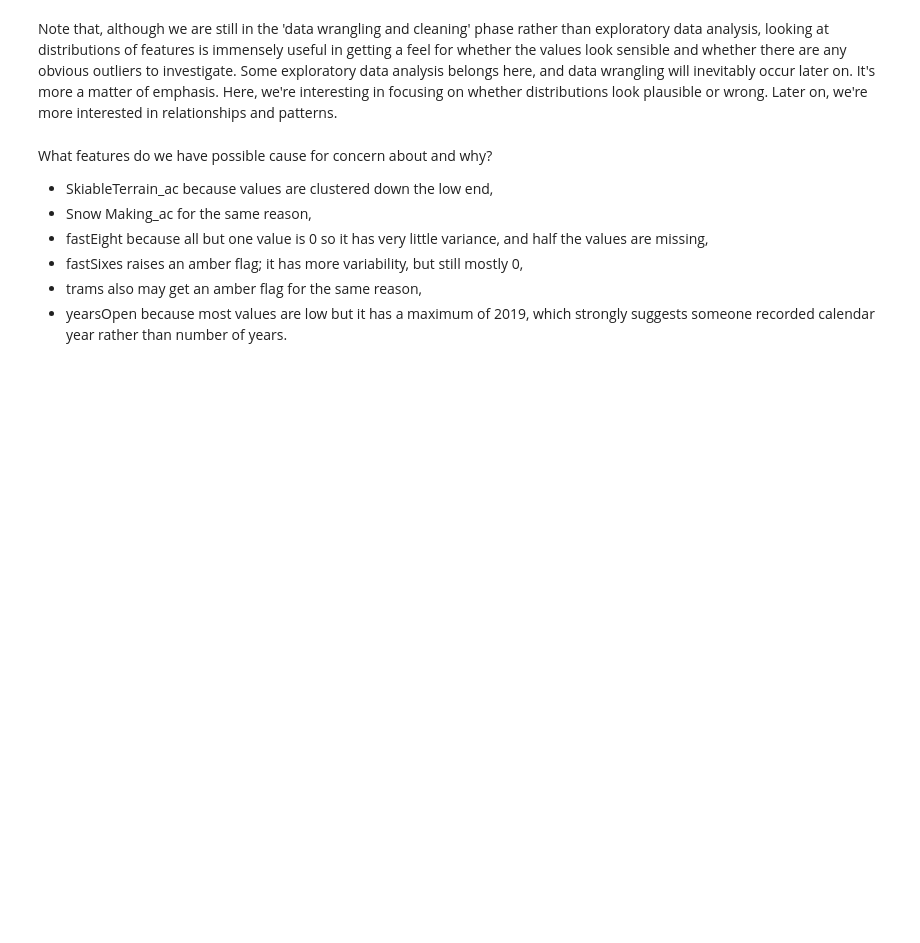
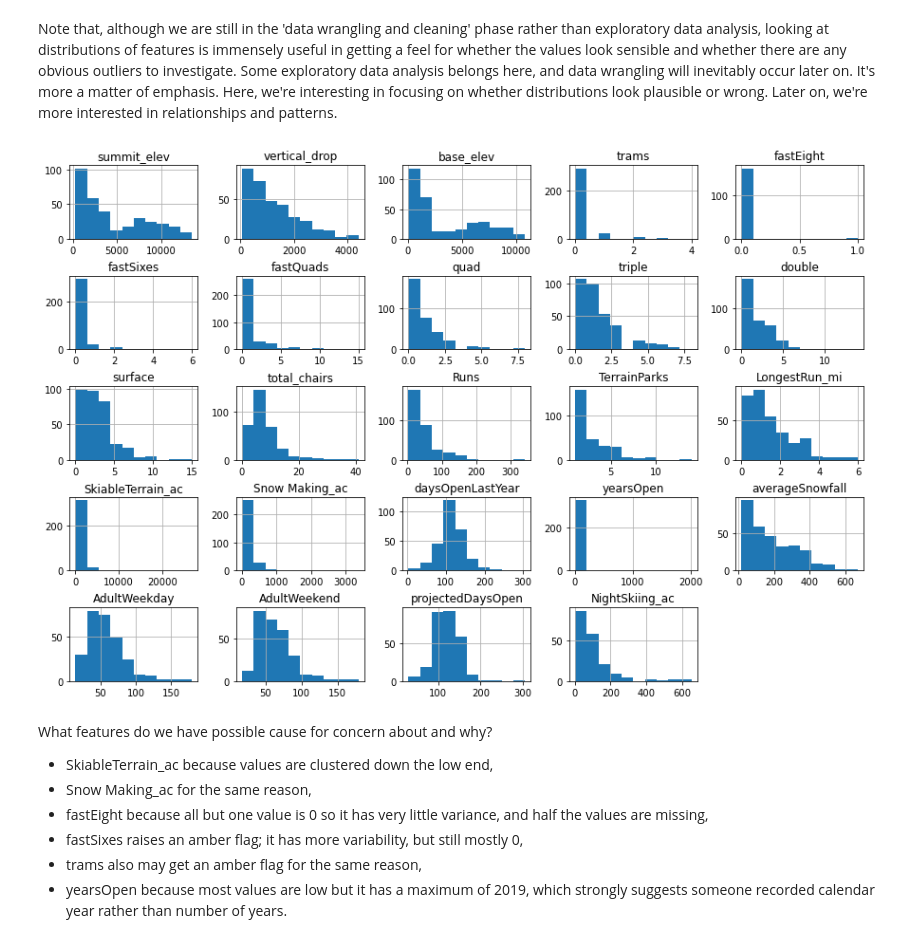
Before and after one commit to EPalomos/DataScienceGuidedCapstone, a Jupyter notebook: Notebooks/02_data_wrangling.ipynb, the cells around one changed output. Drawn from its saved outputs; the diff is of its cells as text; code cells hidden in the pictures; blank space fills up the shorter version.

```diff
--- a/Notebooks/02_data_wrangling.ipynb
+++ b/Notebooks/02_data_wrangling.ipynb
@@ -506,12 +524,14 @@ Note that, although we are still in the 'data wrangling and cleaning' phase rath
 # %%
 #Code task 18#
 #Call ski_data's `hist` method to plot histograms of each of the numeric features
 #Try passing it an argument figsize=(15,10)
 #Try calling plt.subplots_adjust() with an argument hspace=0.5 to adjust the spacing
 #It's important you create legible and easy-to-read plots
-ski_data.___(___)
-#plt.subplots_adjust(hspace=___);
+ski_data.hist(figsize=(15,10))
+plt.subplots_adjust(hspace=0.5);
 #Hint: notice how the terminating ';' "swallows" some messy output and leads to a tidier notebook
+# %% [output]
+[figure, added]
 # %% [markdown]
 What features do we have possible cause for concern about and why?
 
```
Also changed, not shown: parts of 30 cells of this notebook.
